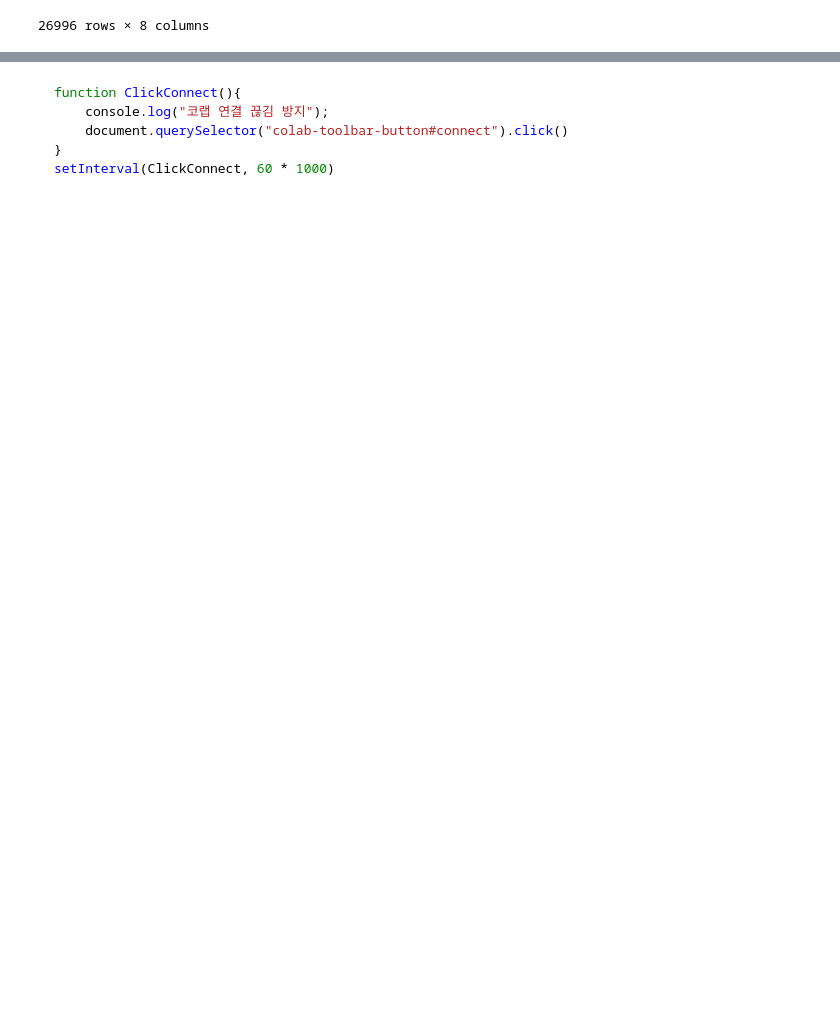
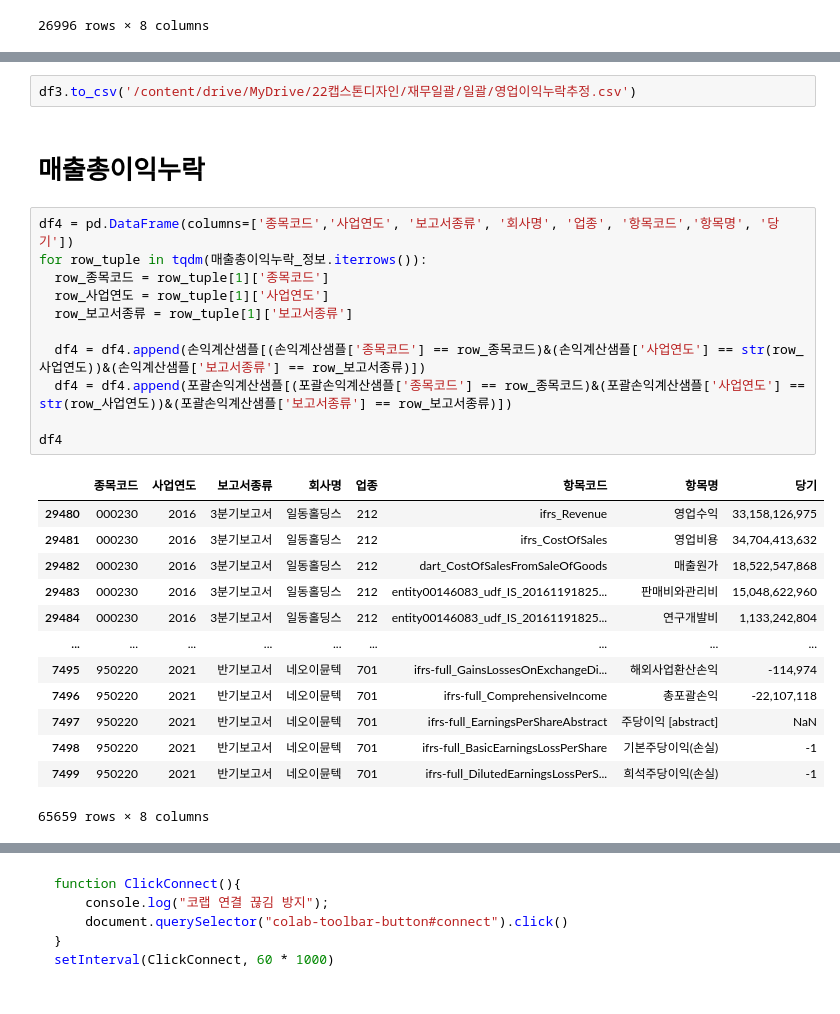
Before and after one commit to wkd-woo/finance-statements, a Jupyter notebook: 누락찾기V2.ipynb, the cells around one changed output, grey strips where cells are left out. Drawn from its saved outputs; the diff is of its cells as text; blank space fills up the shorter version.

```diff
--- a/누락찾기V2.ipynb
+++ b/누락찾기V2.ipynb
@@ -379,0 +308,29 @@ len(df2[df2['항목명'].isin(['매출액'])]['종목코드'].unique())
+# %%
+df3.to_csv('/content/drive/MyDrive/22캡스톤디자인/재무일괄/일괄/영업이익누락추정.csv')
+# %% [markdown]
+# 매출총이익누락
+# %%
+df4 = pd.DataFrame(columns=['종목코드','사업연도', '보고서종류', '회사명', '업종', '항목코드','항목명', '당기'])
+for row_tuple in tqdm(매출총이익누락_정보.iterrows()):
+  row_종목코드 = row_tuple[1]['종목코드']
+  row_사업연도 = row_tuple[1]['사업연도']
+  row_보고서종류 = row_tuple[1]['보고서종류']
+
+  df4 = df4.append(손익계산샘플[(손익계산샘플['종목코드'] == row_종목코드)&(손익계산샘플['사업연도'] == str(row_사업연도))&(손익계산샘플['보고서종류'] == row_보고서종류)])
+  df4 = df4.append(포괄손익계산샘플[(포괄손익계산샘플['종목코드'] == row_종목코드)&(포괄손익계산샘플['사업연도'] == str(row_사업연도))&(포괄손익계산샘플['보고서종류'] == row_보고서종류)])
+
+df4
+# %% [output]
+|  | 종목코드 | 사업연도 | 보고서종류 | 회사명 | 업종 | 항목코드 | 항목명 | 당기 |
+| 29480 | 000230 | 2016 | 3분기보고서 | 일동홀딩스 | 212 | ifrs_Revenue | 영업수익 | 33,158,126,975 |
+| 29481 | 000230 | 2016 | 3분기보고서 | 일동홀딩스 | 212 | ifrs_CostOfSales | 영업비용 | 34,704,413,632 |
+| 29482 | 000230 | 2016 | 3분기보고서 | 일동홀딩스 | 212 | dart_CostOfSalesFromSaleOfGoods | 매출원가 | 18,522,547,868 |
+| 29483 | 000230 | 2016 | 3분기보고서 | 일동홀딩스 | 212 | entity00146083_udf_IS_20161191825... | 판매비와관리비 | 15,048,622,960 |
+| 29484 | 000230 | 2016 | 3분기보고서 | 일동홀딩스 | 212 | entity00146083_udf_IS_20161191825... | 연구개발비 | 1,133,242,804 |
+| ... | ... | ... | ... | ... | ... | ... | ... | ... |
+| 7495 | 950220 | 2021 | 반기보고서 | 네오이뮨텍 | 701 | ifrs-full_GainsLossesOnExchangeDi... | 해외사업환산손익 | -114,974 |
+| 7496 | 950220 | 2021 | 반기보고서 | 네오이뮨텍 | 701 | ifrs-full_ComprehensiveIncome | 총포괄손익 | -22,107,118 |
+| 7497 | 950220 | 2021 | 반기보고서 | 네오이뮨텍 | 701 | ifrs-full_EarningsPerShareAbstract | 주당이익 [abstract] | NaN |
+| 7498 | 950220 | 2021 | 반기보고서 | 네오이뮨텍 | 701 | ifrs-full_BasicEarningsLossPerShare | 기본주당이익(손실) | -1 |
+| 7499 | 950220 | 2021 | 반기보고서 | 네오이뮨텍 | 701 | ifrs-full_DilutedEarningsLossPerS... | 희석주당이익(손실) | -1 |
+65659 rows × 8 columns
```
Also changed, not shown: parts of 36 cells of this notebook.
